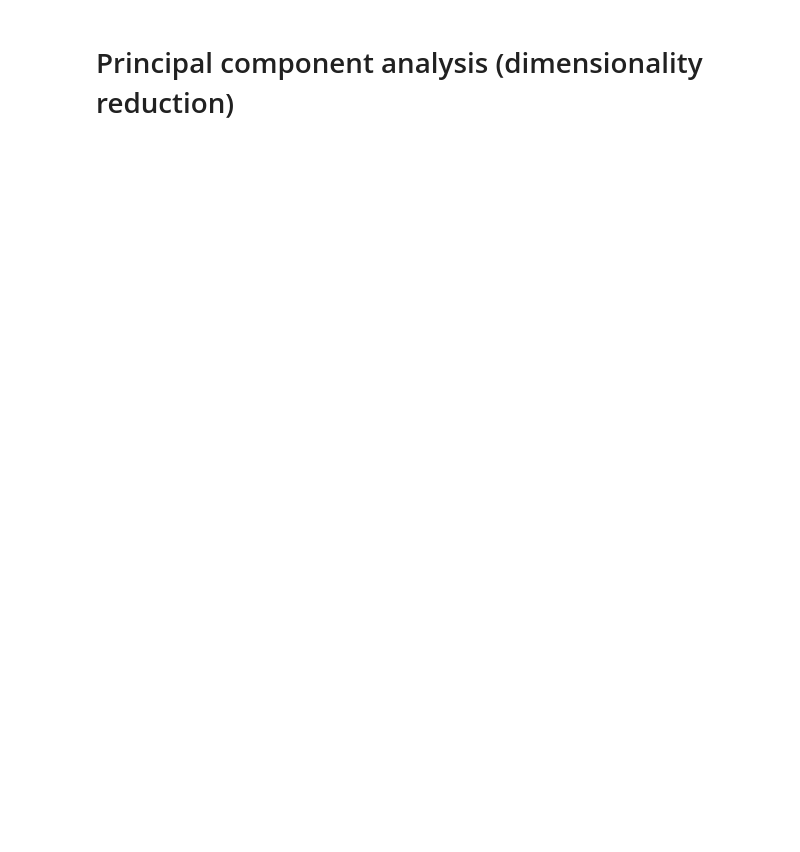
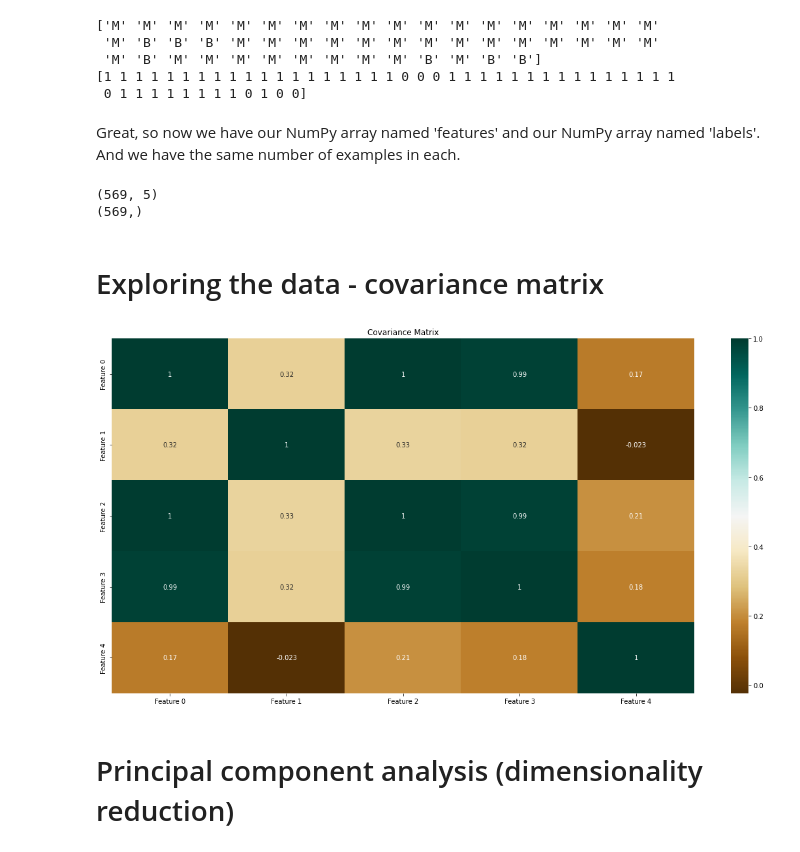
Before and after one commit to jeffreyboschman/basic_ml_with_numpy, a Jupyter notebook: classic_statistical_machine_learning_algorithms_from_scratch.ipynb, the cells around one changed output. Saved outputs shown, nothing was run; the diff lists cells and outputs as text; code cells hidden in the pictures; blank space fills up the shorter version.

```diff
--- a/classic_statistical_machine_learning_algorithms_from_scratch.ipynb
+++ b/classic_statistical_machine_learning_algorithms_from_scratch.ipynb
@@ -10,0 +67,4 @@ from sklearn import preprocessing
+# %%
+#features = df.iloc[:,2:-1]
+features = df.iloc[:,2:7]
+features
@@ -10,0 +99,3 @@ from sklearn import preprocessing
+# %%
+features = (features - features.mean()) / features.std()
+features.describe()
@@ -10,0 +125,3 @@ from sklearn import preprocessing
+# %%
+features = np.array(features)
+labels = np.array(labels)
@@ -11,3 +130,59 @@ from sklearn import preprocessing
+# %%
+le = preprocessing.LabelEncoder()
+le.fit(labels)
+labels_int = le.transform(labels)
+print(labels[:50])
+print(labels_int[:50])
+# %% [output]
+['M' 'M' 'M' 'M' 'M' 'M' 'M' 'M' 'M' 'M' 'M' 'M' 'M' 'M' 'M' 'M' 'M' 'M'
+ 'M' 'B' 'B' 'B' 'M' 'M' 'M' 'M' 'M' 'M' 'M' 'M' 'M' 'M' 'M' 'M' 'M' 'M'
+ 'M' 'B' 'M' 'M' 'M' 'M' 'M' 'M' 'M' 'M' 'B' 'M' 'B' 'B']
+[1 1 1 1 1 1 1 1 1 1 1 1 1 1 1 1 1 1 1 0 0 0 1 1 1 1 1 1 1 1 1 1 1 1 1 1 1
+ 0 1 1 1 1 1 1 1 1 0 1 0 0]
+# %% [markdown]
+Great, so now we have our NumPy array named 'features' and our NumPy array named 'labels'. And we have the same number of examples in each.
+# %%
+print(features.shape)
+print(labels.shape)
+# %% [output]
+(569, 5)
+(569,)
+# %% [markdown]
+# Exploring the data - covariance matrix
+# %%
+def plot_covariance_matrix(features, names=None, normalize=True):
+    """Shows a covariance matrix for an array of features.
+
+    Inputs:
+    ------
+    features: np.array
+        A 2-d array where each column is a different feature
+
+    names: list of str
+        A list of names for the different features in features_array. Must be same length as axis 1 of features_array.
+        If None, the features will be named "Feature 1", "Feature 2", etc in the covariance matrix.
+
+    normalize: bool
+        Whether or not to normalize the features to have zero mean and unit variance.
+        Default = True.
+
+
+    """
+    if normalize is True:
+        features = (features - np.mean(features, axis = 0))/(np.std(features, axis=0))
+
+    if names is not None:
+        df = pd.DataFrame(features, columns = names)
+    else:
+        names = [f'Feature {num}' for num in range(features.shape[1])]
+        df = pd.DataFrame(features, columns = names)
+
+    plt.figure(figsize=(20, 10))
+    heatmap = sns.heatmap(df.corr(),cmap='BrBG',annot=True).set(title='Covariance Matrix')
+# %%
+plot_covariance_matrix(features)
+# %% [output]
+[figure, added]
 # %% [markdown]
 # Principal component analysis (dimensionality reduction)
 # %%
```
Also changed, not shown: parts of 23 cells of this notebook.
